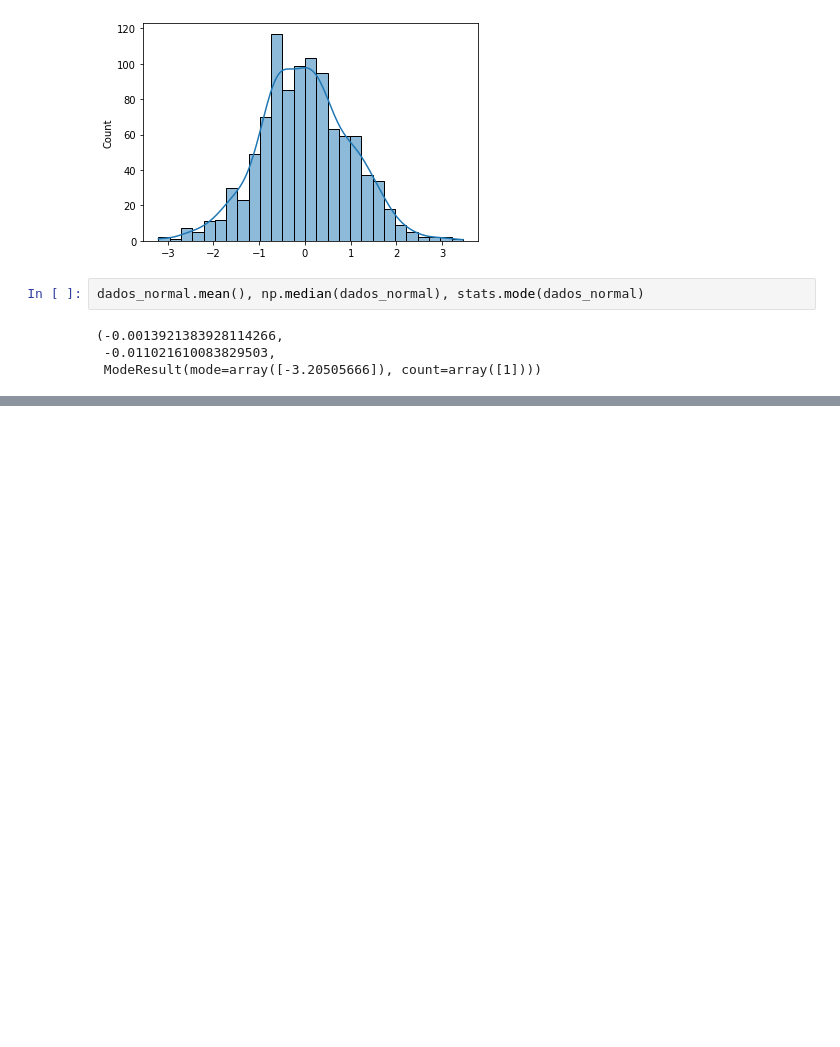
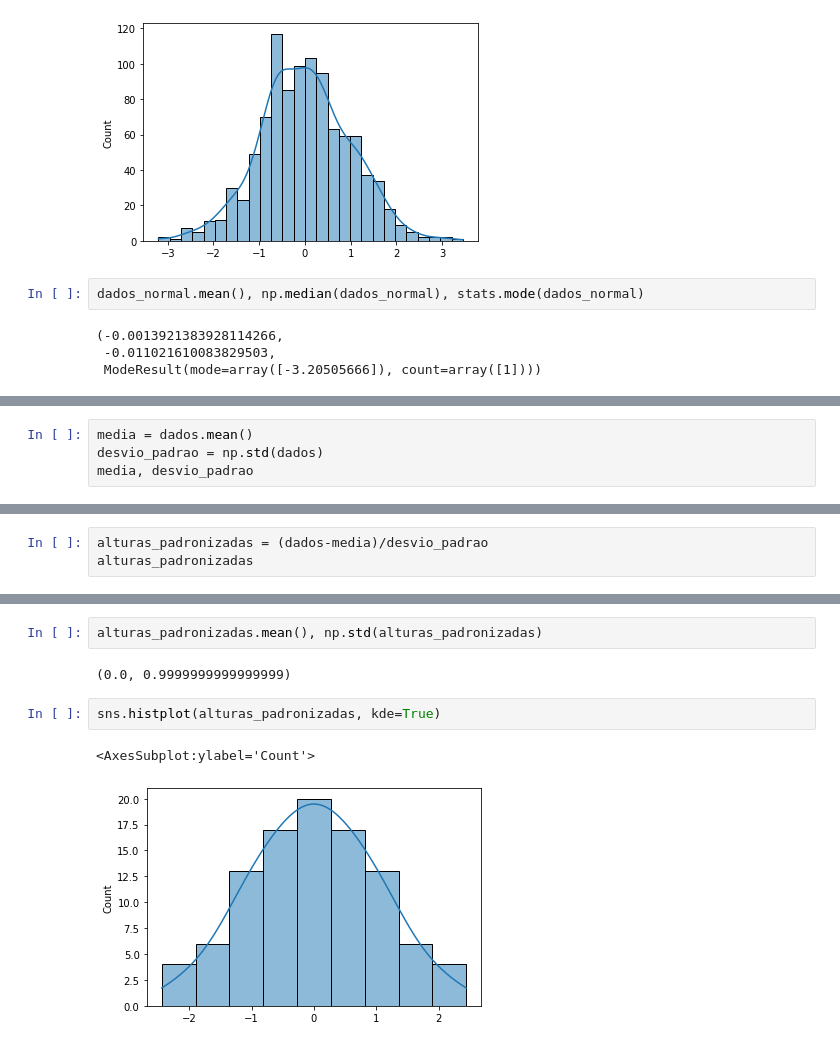
Before and after one commit to AlissonRaphael/statistics_for_data_science_and_machine_learning, a Jupyter notebook: 6_distribuicoes_estatisticas/distribuicao_normal.ipynb, the cells around one changed output, grey strips where cells are left out. Saved outputs shown, nothing was run; the diff lists cells and outputs as text; blank space fills up the shorter version.

```diff
--- a/6_distribuicoes_estatisticas/distribuicao_normal.ipynb
+++ b/6_distribuicoes_estatisticas/distribuicao_normal.ipynb
@@ -137,0 +171,4 @@ dados_dist_negativo.mean(), np.median(dados_dist_negativo), stats.mode(dados_dis
+# %%
+media = dados.mean()
+desvio_padrao = np.std(dados)
+media, desvio_padrao
@@ -137,0 +177,3 @@ dados_dist_negativo.mean(), np.median(dados_dist_negativo), stats.mode(dados_dis
+# %%
+alturas_padronizadas = (dados-media)/desvio_padrao
+alturas_padronizadas
@@ -137,0 +201,9 @@ dados_dist_negativo.mean(), np.median(dados_dist_negativo), stats.mode(dados_dis
+# %%
+alturas_padronizadas.mean(), np.std(alturas_padronizadas)
+# %% [output]
+(0.0, 0.9999999999999999)
+# %%
+sns.histplot(alturas_padronizadas, kde=True)
+# %% [output]
+<AxesSubplot:ylabel='Count'>
+[figure, added]
```
Also changed, not shown: parts of 16 cells of this notebook.
